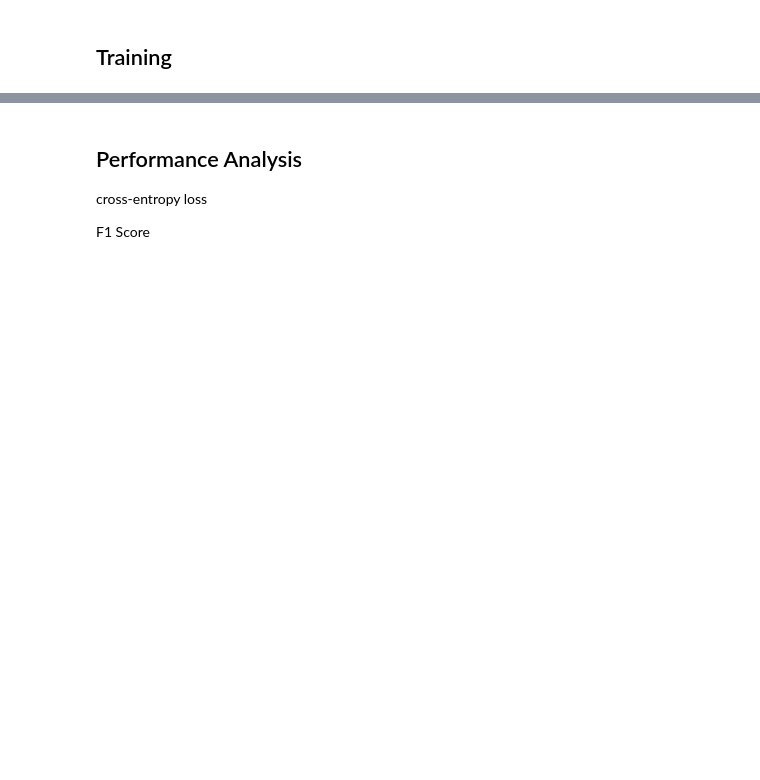
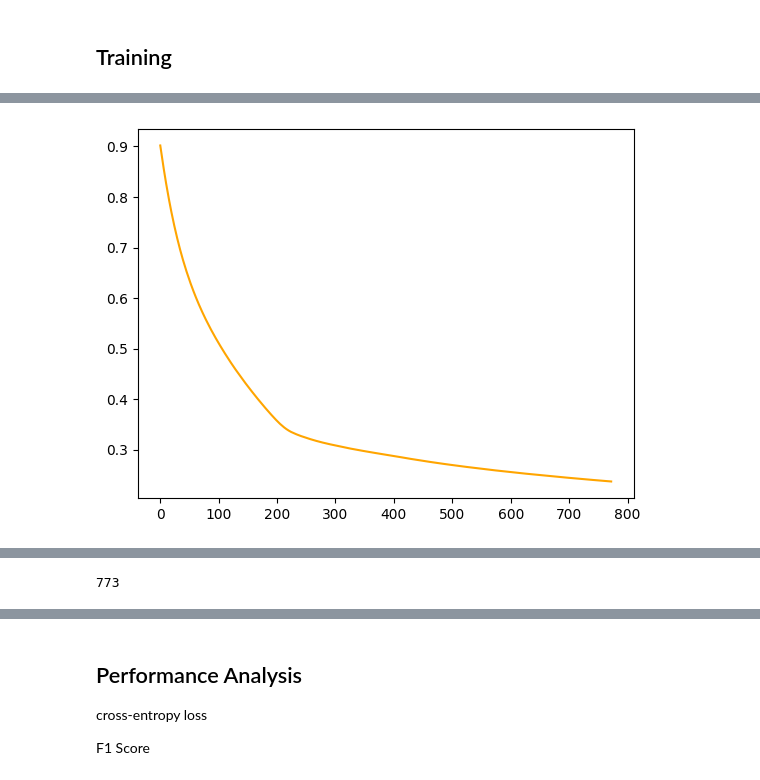
Before and after one commit to dennisfarmer/mdst_tutorials_dennis, a Jupyter notebook: Optional Challenges/ML Focus/ml_challenge.ipynb, the cells around one changed output, grey strips where cells are left out. Saved outputs shown, nothing was run; the diff lists cells and outputs as text; code cells hidden in the pictures; blank space fills up the shorter version.

```diff
--- a/Optional Challenges/ML Focus/ml_challenge.ipynb
+++ b/Optional Challenges/ML Focus/ml_challenge.ipynb
@@ -62,0 +90,33 @@ moons.head()
+# %%
+# helper function
+def train_nn(
+        activation="relu",
+        solver="adam",  # lbfgs, sgd, adam
+        max_iter=200,
+        alpha=1e-5,
+        learning_rate="constant",  # constant, invscaling, adaptive
+        learning_rate_init = 0.001,
+        hidden_layer_sizes=(5,2)
+        ):
+    nn = MLPClassifier(
+        activation=activation,
+        solver=solver,  # lbfgs, sgd, adam
+        max_iter=max_iter,  # number of epochs
+        alpha=alpha,
+        learning_rate=learning_rate,
+        learning_rate_init=learning_rate_init,
+        hidden_layer_sizes=hidden_layer_sizes,
+        early_stopping=False,
+        random_state=1)
+
+    nn.fit(X_train, y_train)
+    y_pred = nn.predict(X_test)
+    return nn, accuracy_score(y_test, y_pred)
+# %%
+nn, accuracy = train_nn(max_iter=2000)
+
+plt.plot(nn.loss_curve_, 'orange')
+plt.show()
+print("Final loss:", nn.loss_curve_[-1])
+# %% [output]
+[figure, added]
@@ -62,0 +124,4 @@ moons.head()
+# %%
+print(nn.n_iter_)
+# %% [output]
+773
```
Also changed, not shown: parts of 27 cells of this notebook, 1 other file.
